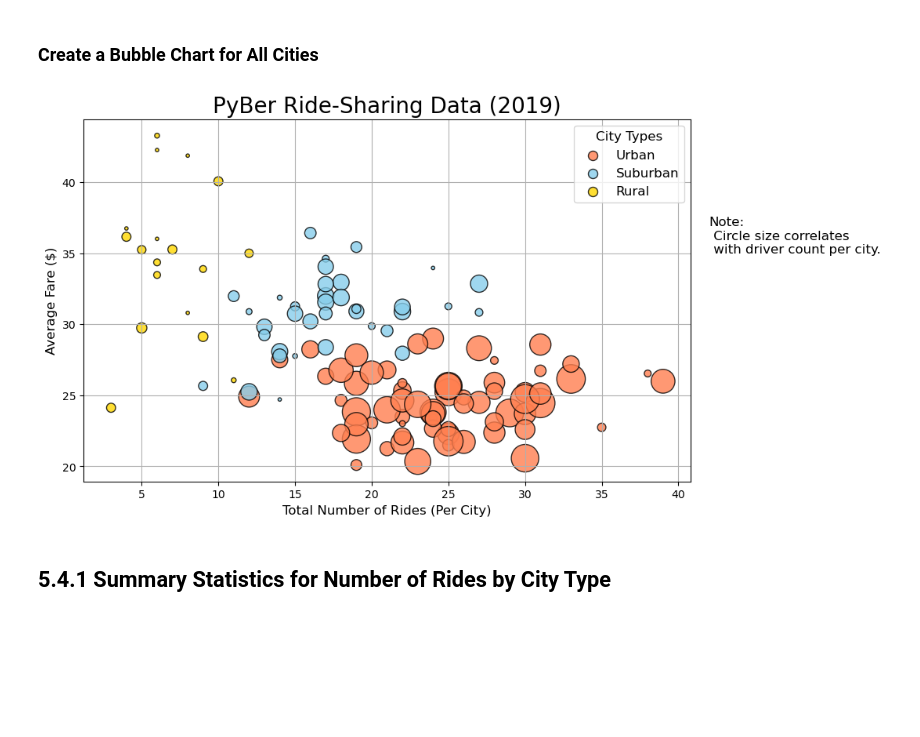
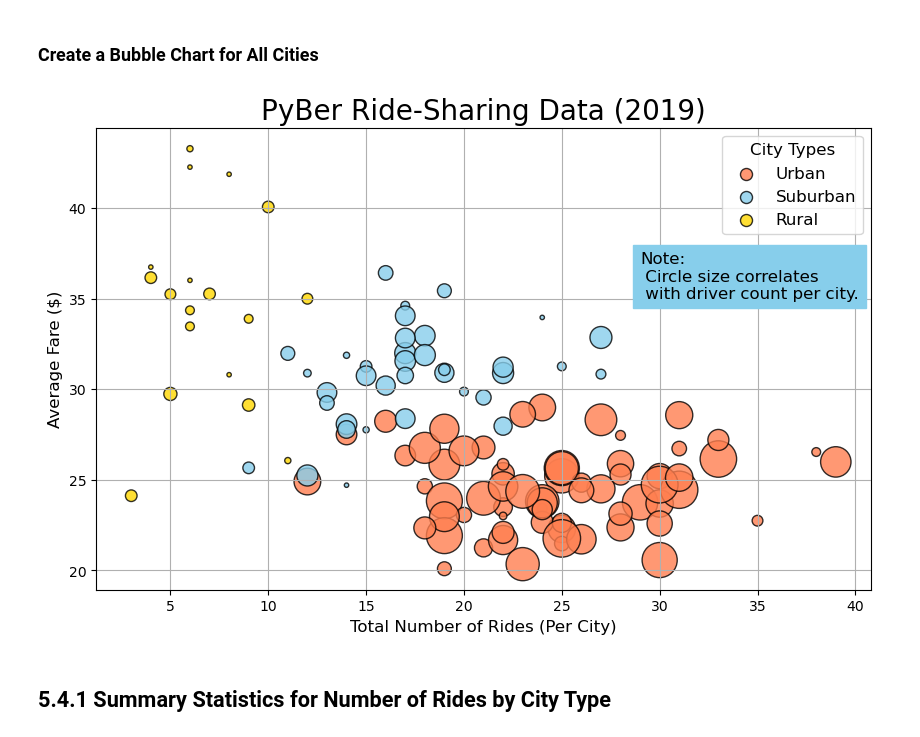
Before and after one commit to stefcenti2022/PyBer_Analysis, a Jupyter notebook: PyBer.ipynb, the cells around one changed output. Saved outputs shown, nothing was run; the diff lists cells and outputs as text; code cells hidden in the pictures; blank space fills up the shorter version.

Commit message:
Add Dark Mode compatability for all Charts.

```diff
--- a/PyBer.ipynb
+++ b/PyBer.ipynb
@@ -293,35 +293,39 @@ plt.scatter(suburban_ride_count,
       alpha=0.8, label="Suburban")
 
 plt.scatter(rural_ride_count,
       rural_avg_fare,
       s=10*rural_driver_count, c="gold",
       edgecolor="black", linewidths=1,
       alpha=0.8, label="Rural")
 
 # Incorporate the other graph properties
 plt.title("PyBer Ride-Sharing Data (2019)", fontsize=20)
 plt.ylabel("Average Fare ($)", fontsize=12)
 plt.xlabel("Total Number of Rides (Per City)", fontsize=12)
 plt.grid(True)
 
 # Create a legend
 lgnd = plt.legend(fontsize="12", mode="Expanded",
          scatterpoints=1, loc="best", title="City Types")
 lgnd.legendHandles[0]._sizes = [75]
 lgnd.legendHandles[1]._sizes = [75]
 lgnd.legendHandles[2]._sizes = [75]
 lgnd.get_title().set_fontsize(12)
 
 # Incorporate a text label about circle size.
-plt.text(42, 35, "Note:\n Circle size correlates\n with driver count per city.", fontsize="12")
+plt.text(29, 35,
+         "Note:\n Circle size correlates\n with driver count per city.",
+         color="black",
+         backgroundcolor="skyblue",
+         fontsize="12")
 
 # Save the figure.
 plt.savefig("analysis/Fig1.png")
 
 # Show the plot
 plt.show()
 # %% [output]
-[figure, old version]
+[figure, new version]
 # %% [markdown]
 ## 5.4.1 Summary Statistics for Number of Rides by City Type
 # %%
```
Also changed, not shown: parts of 1 cell of this notebook, 1 other file.
